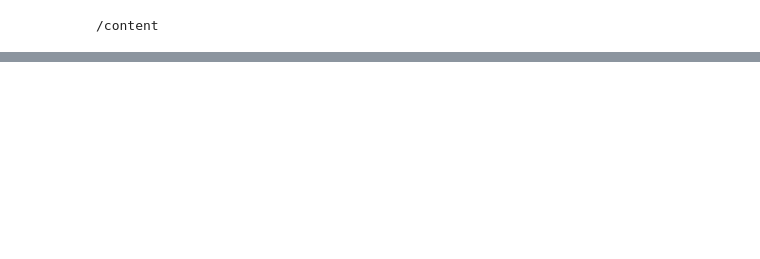
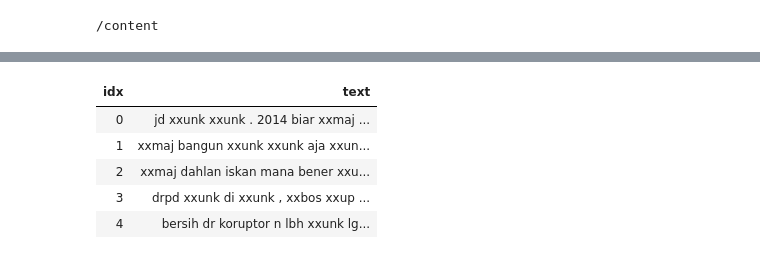
Before and after one commit to nurrizkyimani/bahasa_pretrained, a Jupyter notebook: bahasa_pretrained.ipynb, the cells around one changed output, grey strips where cells are left out. Saved outputs shown, nothing was run; the diff lists cells and outputs as text; code cells hidden in the pictures; blank space fills up the shorter version.

```diff
--- a/bahasa_pretrained.ipynb
+++ b/bahasa_pretrained.ipynb
@@ -54,0 +67,9 @@ FileNotFoundError: ignored
+# %%
+data_lm.show_batch()
+# %% [output]
+| idx | text |
+| 0 | jd xxunk xxunk . 2014 biar xxmaj ... |
+| 1 | xxmaj bangun xxunk xxunk aja xxun... |
+| 2 | xxmaj dahlan iskan mana bener xxu... |
+| 3 | drpd xxunk di xxunk , xxbos xxup ... |
+| 4 | bersih dr koruptor n lbh xxunk lg... |
```
Also changed, not shown: parts of 22 cells of this notebook.
